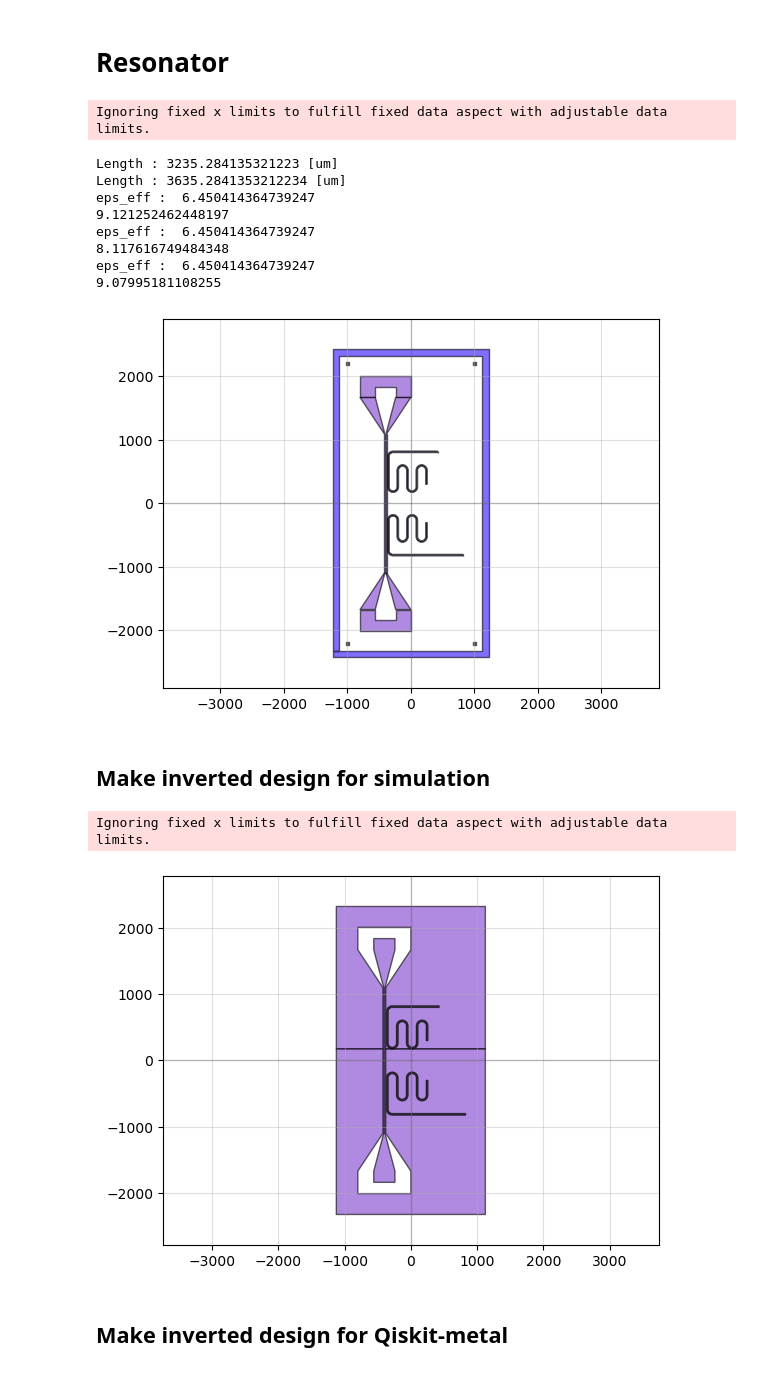
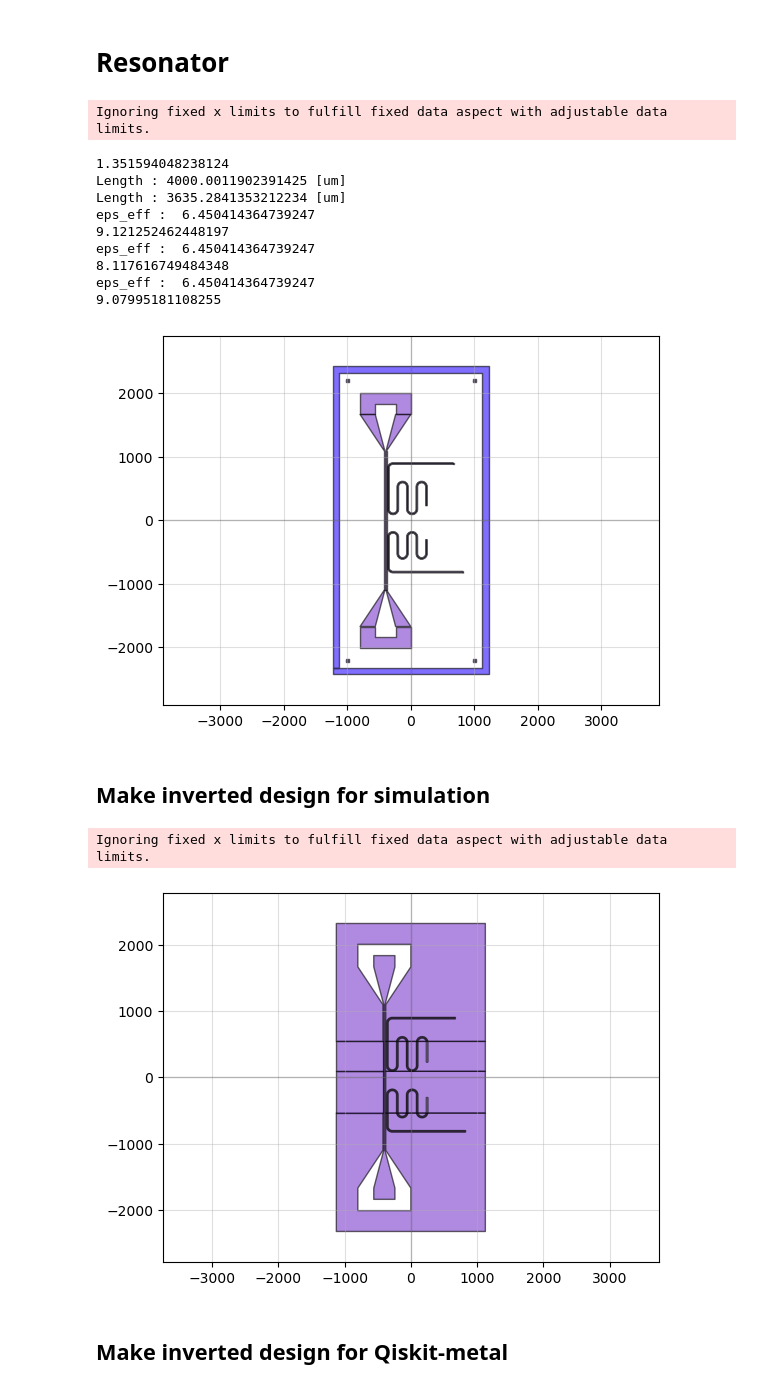
Before and after one commit to yminononono/Quantum-GDSDesign, a Jupyter notebook: Tc_sample.ipynb, the cells around one changed output. Saved outputs shown, nothing was run; the diff lists cells and outputs as text; code cells hidden in the pictures.

```diff
--- a/Tc_sample.ipynb
+++ b/Tc_sample.ipynb
@@ -80,19 +80,17 @@ Ignoring fixed x limits to fulfill fixed data aspect with adjustable data limits
 # %% [markdown]
 # Resonator
 # %%
-R1_tmp = device_Resonator(resonator_straight1 = 220, resonator_straight2 = 260, resonator_straight3 = 475, resonator_straight4 = 700, transmon = False, mirror = True, print_length = True)
-R1_tmp.rotate(-90)
-R1_tmp.xmin = FL.x + 0.5*LaunchPad_trace_width + LaunchPad_trace_gap_width + feedline_resonator_gap
-R1_tmp.y = 500
-R1 = pg.copy_layer(R1_tmp, Resonator_layer, Resonator_layer)
-chipdesign.add_ref(R1)
+R1 = device_Resonator(resonator_straight1 = 220, resonator_straight2 = 260, resonator_straight3 = 475, resonator_straight4 = 700, transmon = False, mirror = True, print_length = True, norm_to_length = 4000)
+R1.rotate(-90)
+R1.xmin = FL.device.x + 0.5*LaunchPad_trace_width + LaunchPad_trace_gap_width + feedline_resonator_gap
+R1.y = 500
+chipdesign.add_ref(R1.device)
 
-R2_tmp = device_Resonator(resonator_straight1 = 220, resonator_straight2 = 260, resonator_straight3 = 475, resonator_straight4 = 1100, transmon = False, print_length = True)
-R2_tmp.rotate(90)
-R2_tmp.y = -500
-R2_tmp.xmin = FL.x + 0.5*LaunchPad_trace_width + LaunchPad_trace_gap_width + feedline_resonator_gap
-R2 = pg.copy_layer(R2_tmp, Resonator_layer, Resonator_layer)
-chipdesign.add_ref(R2)
+R2 = device_Resonator(resonator_straight1 = 220, resonator_straight2 = 260, resonator_straight3 = 475, resonator_straight4 = 1100, transmon = False, print_length = True)
+R2.rotate(90)
+R2.y = -500
+R2.xmin = FL.device.x + 0.5*LaunchPad_trace_width + LaunchPad_trace_gap_width + feedline_resonator_gap
+chipdesign.add_ref(R2.device)
 
 print( calculate_resonator_frequency(length = 3235.284135321223) * 1e-9 )
 print( calculate_resonator_frequency(length = 3635.2841353212234) * 1e-9 )
@@ -102,7 +100,8 @@ chipdesign.write_gds('output/test.gds')
 qp(chipdesign)
 # %% [output]
 Ignoring fixed x limits to fulfill fixed data aspect with adjustable data limits.
-Length : 3235.284135321223 [um]
+1.351594048238124
+Length : 4000.0011902391425 [um]
 Length : 3635.2841353212234 [um]
 eps_eff :  6.450414364739247
 9.121252462448197
@@ -110,23 +109,23 @@ eps_eff :  6.450414364739247
 8.117616749484348
 eps_eff :  6.450414364739247
 9.07995181108255
-[figure, old version]
+[figure, new version]
 # %% [markdown]
 ## Make inverted design for simulation
 # %%
 chipdesign_inverted = Device('chipdesign_inverted')
-chipdesign_inverted.add_ref(FL)
-chipdesign_inverted.add_ref(R1_tmp)
-chipdesign_inverted.add_ref(R2_tmp)
+chipdesign_inverted.add_ref(FL.device)
+chipdesign_inverted.add_ref(R1.device)
+chipdesign_inverted.add_ref(R2.device)
 rectangle = pg.rectangle((Frame_size_width, Frame_size_height), 0)
 rectangle.center = (0,0)
 trace = pg.copy_layer(chipdesign_inverted, 1, Resonator_layer)
 chipdesign_inverted = pg.boolean(rectangle, chipdesign_inverted, operation = 'not', layer = Resonator_layer)
 chipdesign_inverted.add_ref(trace)
 chipdesign_inverted.write_gds('output/TcSampleDesign_simulation.gds')
 qp(chipdesign_inverted)
 # %% [output]
 Ignoring fixed x limits to fulfill fixed data aspect with adjustable data limits.
-[figure, old version]
+[figure, new version]
 # %% [markdown]
 ## Make inverted design for Qiskit-metal
```
Also changed, not shown: parts of 3 cells of this notebook, 3 other files.
